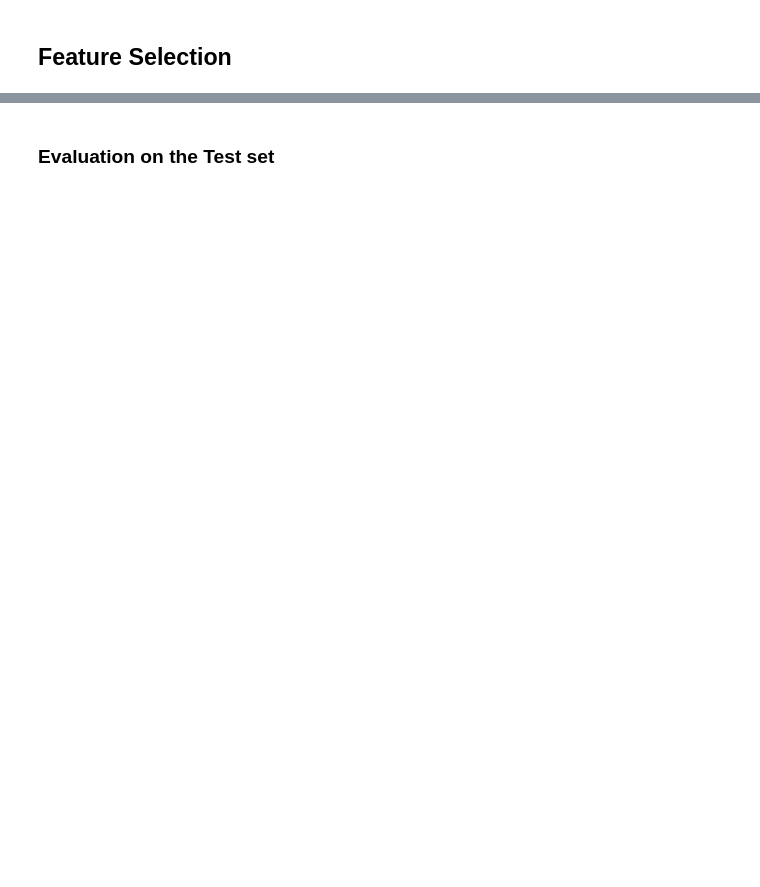
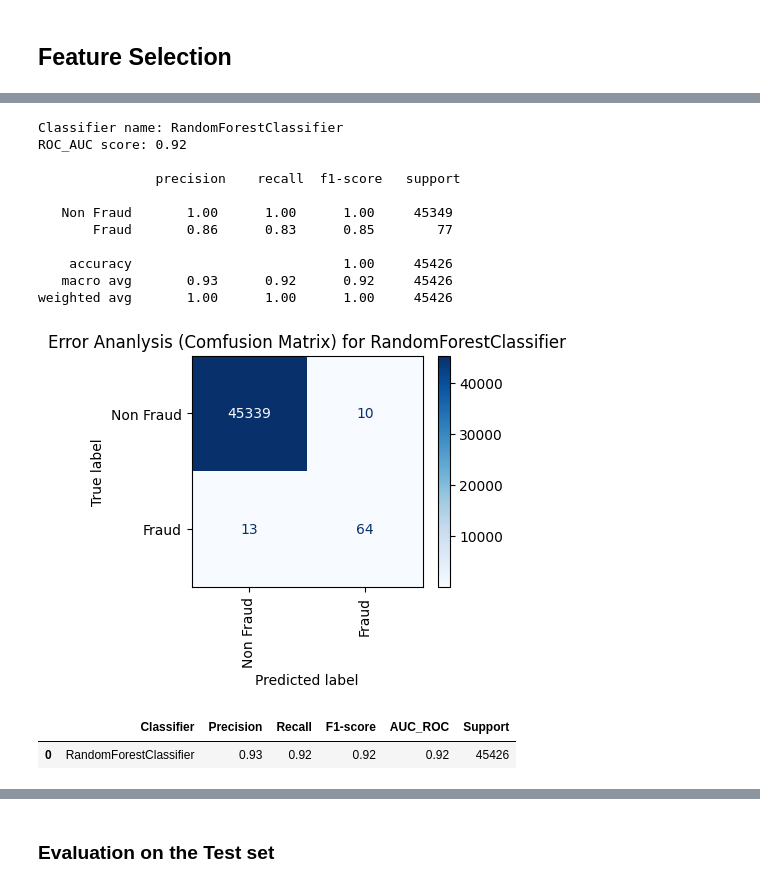
Before and after one commit to KevinChima/Credit-Card-Fraud, a Jupyter notebook: CreditCardFraud.ipynb, the cells around one changed output, grey strips where cells are left out. Drawn from its saved outputs; the diff is of its cells as text; code cells hidden in the pictures; blank space fills up the shorter version.

Commit message:
Tested the added weight controll flow added to the train_evaluate function

```diff
--- a/CreditCardFraud.ipynb
+++ b/CreditCardFraud.ipynb
@@ -1219,4 +1233,19 @@ X_train_reduced_din = X_train[best_features]
 # %%
-# train_evaluate(dict(models[0:1]), X_train=X_train_reduced_din, over_sampling=SMOTE(sampling_strategy=.5, k_neighbors=10),
-#                cm=True, over=True, under=True, undersampling=RandomUnderSampler(sampling_strategy=.5), labels=labels, class_report=True)
+train_evaluate(dict(models[0:1]), over_sampling=SMOTE(sampling_strategy=.5, k_neighbors=10), selector=True, k=22, cm=True,
+               over=True, under=True, undersampling=RandomUnderSampler(sampling_strategy=.5), labels=labels, class_report=True)
+# %% [output]
+Classifier name: RandomForestClassifier
+ROC_AUC score: 0.92
+
+               precision    recall  f1-score   support
+
+   Non Fraud       1.00      1.00      1.00     45349
+       Fraud       0.86      0.83      0.85        77
+
+    accuracy                           1.00     45426
+   macro avg       0.93      0.92      0.92     45426
+weighted avg       1.00      1.00      1.00     45426
+[figure, added]
+|  | Classifier | Precision | Recall | F1-score | AUC_ROC | Support |
+| 0 | RandomForestClassifier | 0.93 | 0.92 | 0.92 | 0.92 | 45426 |
 # %%
```
Also changed, not shown: parts of 17 cells of this notebook.
